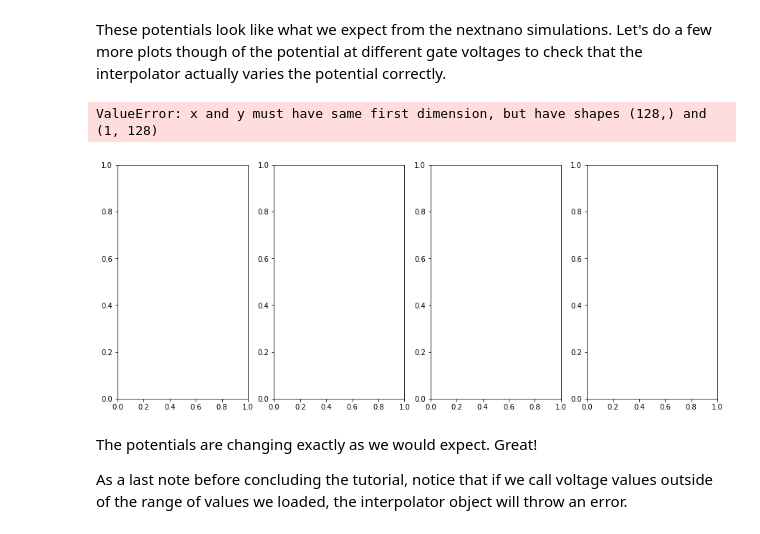
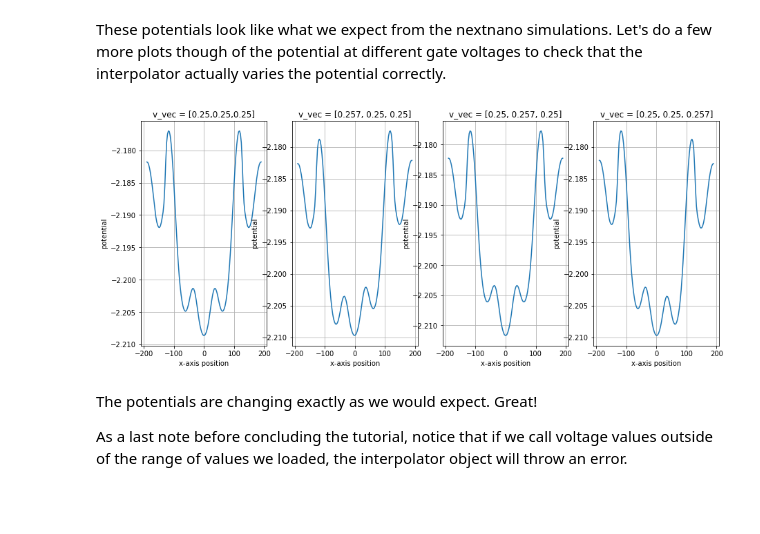
Before and after one commit to gharib85/QuDiPy, a Jupyter notebook: tutorials/Loading Potentials.ipynb, the cells around one changed output. Cells and saved outputs as stored; diff of their text form; code cells hidden in the pictures; blank space fills up the shorter version.

```diff
--- a/tutorials/Loading Potentials.ipynb
+++ b/tutorials/Loading Potentials.ipynb
@@ -142,39 +142,38 @@ v_vec4 = [0.25, 0.25, 0.257]
 f = plt.figure(figsize=(15,6))
 ax1 = f.add_subplot(141)
 ax2 = f.add_subplot(142)
 ax3 = f.add_subplot(143)
 ax4 = f.add_subplot(144)
 
 # potential for first voltage vector
 int_pot = pot_interp(v_vec1)
-ax1.plot(gparams.x, int_pot[y_idx,:])
+ax1.plot(gparams.x, int_pot[y_idx,:].T)
 ax1.set(xlabel='x-axis position', ylabel='potential',
        title='v_vec = [0.25,0.25,0.25]')
 ax1.grid()
 
 # potential for first voltage vector
 int_pot = pot_interp(v_vec2)
-ax2.plot(gparams.x, int_pot[y_idx,:])
+ax2.plot(gparams.x, int_pot[y_idx,:].T)
 ax2.set(xlabel='x-axis position', ylabel='potential',
        title='v_vec = [0.257, 0.25, 0.25]')
 ax2.grid()
 
 # potential for first voltage vector
 int_pot = pot_interp(v_vec3)
-ax3.plot(gparams.x, int_pot[y_idx,:])
+ax3.plot(gparams.x, int_pot[y_idx,:].T)
 ax3.set(xlabel='x-axis position', ylabel='potential',
        title='v_vec = [0.25, 0.257, 0.25]')
 ax3.grid()
 
 # potential for first voltage vector
 int_pot = pot_interp(v_vec4)
-ax4.plot(gparams.x, int_pot[y_idx,:])
+ax4.plot(gparams.x, int_pot[y_idx,:].T)
 ax4.set(xlabel='x-axis position', ylabel='potential',
        title='v_vec = [0.25, 0.25, 0.257]')
 ax4.grid()
 # %% [output]
-ValueError: x and y must have same first dimension, but have shapes (128,) and (1, 128)
-[figure, old version]
+[figure, new version]
 # %% [markdown]
 The potentials are changing exactly as we would expect. Great!
 
```
Also changed, not shown: parts of 2 cells of this notebook.
